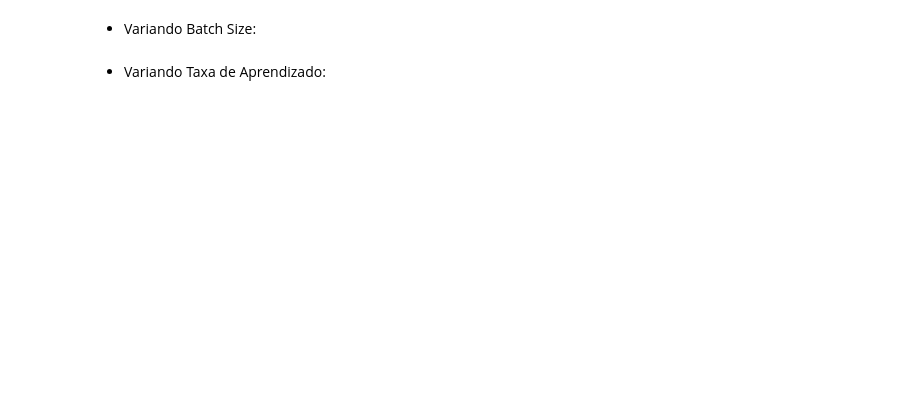
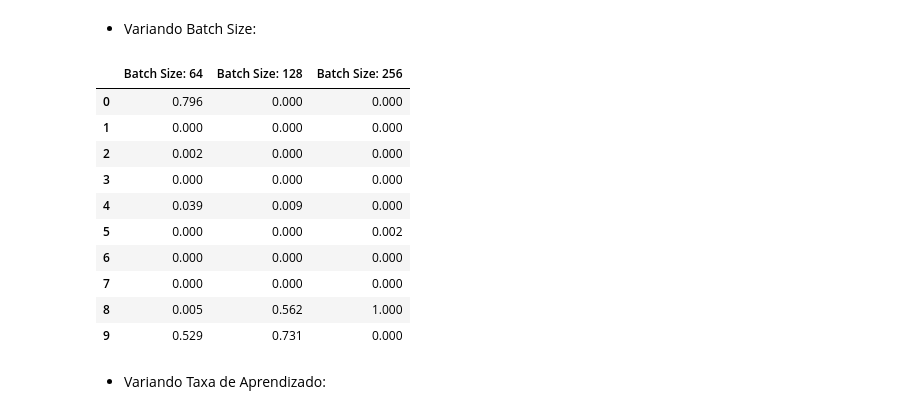
Before and after one commit to SonanFarr/Trabalho_Visao_Computacional, a Jupyter notebook: src/main.ipynb, the cells around one changed output. Saved outputs shown, nothing was run; the diff lists cells and outputs as text; code cells hidden in the pictures; blank space fills up the shorter version.

```diff
--- a/src/main.ipynb
+++ b/src/main.ipynb
@@ -136,35 +148,47 @@ df
 # %% [markdown]
 * Variando Batch Size:
 # %%
-batch_sizes = [32, 64, 128, 256]
+batch_sizes = [64, 128, 256]
 accuracys = []
 errors = []
 
 accuracy = 0
 error = 999
 
-for batch_size in batch_sizes:
+for batch_size in tqdm(batch_sizes):
     train_dataloader = DataLoader(training_data_C10, batch_size=batch_size)
     test_dataloader = DataLoader(test_data_C10, batch_size=batch_size)
 
     model = MY_AlexNet(n_classes = 10)
     if torch.cuda.is_available():
         model.cuda()
 
     loss_fn = nn.CrossEntropyLoss()
     optimizer = torch.optim.SGD(model.parameters(), lr=1e-3)
 
     epochs = 50
     for t in range(50):
         train(train_dataloader, model, loss_fn, optimizer, device)
         accuracy, error = test_for_class(test_dataloader, model, loss_fn, device)
 
     accuracys.append(accuracy)
     errors.append(error)
 
-df = pd.DataFrame({'Batch Size: 32': accuracys[0], 'Batch Size: 64': accuracys[1], 'Batch Size: 128': accuracys[2], 'Batch Size: 256': accuracys[3]})
+df = pd.DataFrame({'Batch Size: 64': accuracys[0], 'Batch Size: 128': accuracys[1], 'Batch Size: 256': accuracys[2]})
 df.to_csv('../data/results/cifar10_alexNet_batchSize.csv', index=False)
 df
+# %% [output]
+|  | Batch Size: 64 | Batch Size: 128 | Batch Size: 256 |
+| 0 | 0.796 | 0.000 | 0.000 |
+| 1 | 0.000 | 0.000 | 0.000 |
+| 2 | 0.002 | 0.000 | 0.000 |
+| 3 | 0.000 | 0.000 | 0.000 |
+| 4 | 0.039 | 0.009 | 0.000 |
+| 5 | 0.000 | 0.000 | 0.002 |
+| 6 | 0.000 | 0.000 | 0.000 |
+| 7 | 0.000 | 0.000 | 0.000 |
+| 8 | 0.005 | 0.562 | 1.000 |
+| 9 | 0.529 | 0.731 | 0.000 |
 # %% [markdown]
 * Variando Taxa de Aprendizado:
 # %%
```
Also changed, not shown: parts of 13 cells of this notebook.
